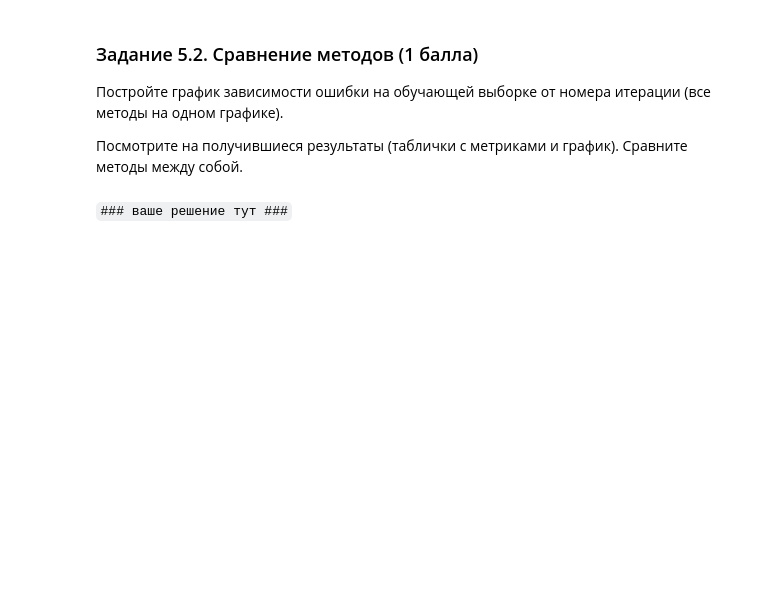
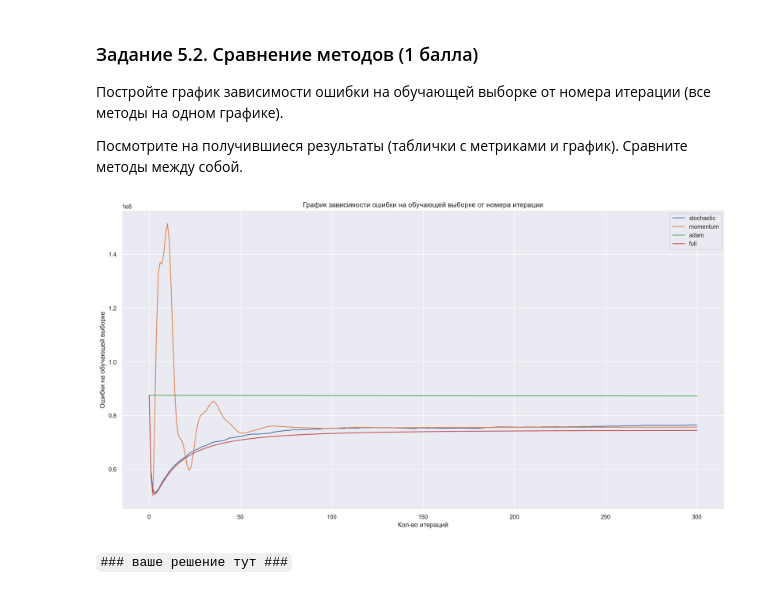
Before and after one commit to Nojatij/ml_courses, a Jupyter notebook: 1_st_course/homework/hw3/homework-practice-03-gd.ipynb, the cells around one changed output. Saved outputs shown, nothing was run; the diff lists cells and outputs as text; code cells hidden in the pictures; blank space fills up the shorter version.

```diff
--- a/1_st_course/homework/hw3/homework-practice-03-gd.ipynb
+++ b/1_st_course/homework/hw3/homework-practice-03-gd.ipynb
@@ -541,0 +578,5 @@ x = column_transformer.fit_transform(x)
+# %%
+
+X_train = pd.DataFrame(data = X_train.todense())
+X_test = pd.DataFrame(data = X_test.todense())
+X_valid = pd.DataFrame(data = X_valid.todense())
@@ -550,3 +630,29 @@ x = column_transformer.fit_transform(x)
+# %%
+loss_histories = {}
+for name, lambda_ in tqdm(zip([ 'stochastic', 'momentum', 'adam','full'],[0.1,0.1,0.1,0.1])):
+    descent_config = {
+        'descent_name': name,
+        'kwargs': {
+            'dimension': dimension_compare,
+            'lambda_': lambda_
+        }
+    }
+
+    regression = LinearRegression(
+        descent_config=descent_config)
+    regression = regression.fit(X_train,y_train)
+    loss_histories[name]= regression.loss_history
+# %%
+fig, ax = plt.subplots(figsize = (20,10))
+for name,line in loss_histories.items():
+    ax.plot(line,label= name )
+# plt.xlim((0,100))
+ax.legend()
+plt.xlabel('Кол-во итераций',fontsize = 12)
+plt.ylabel('Ошибки на обучающей выборке',fontsize = 12)
+plt.title('График зависимости ошибки на обучающей выборке от номера итерации',fontsize = 13);
+# %% [output]
+[figure, added]
 # %% [markdown]
 `### ваше решение тут ###`
 # %% [markdown]
```
Also changed, not shown: parts of 14 cells of this notebook, 1 other file.
